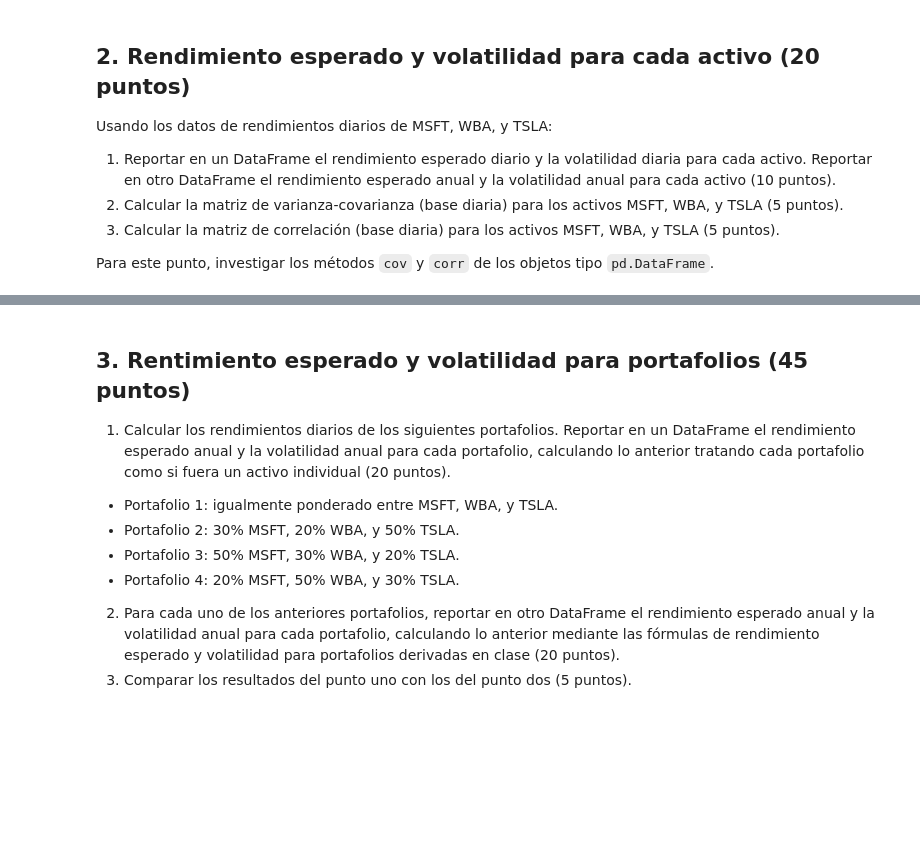
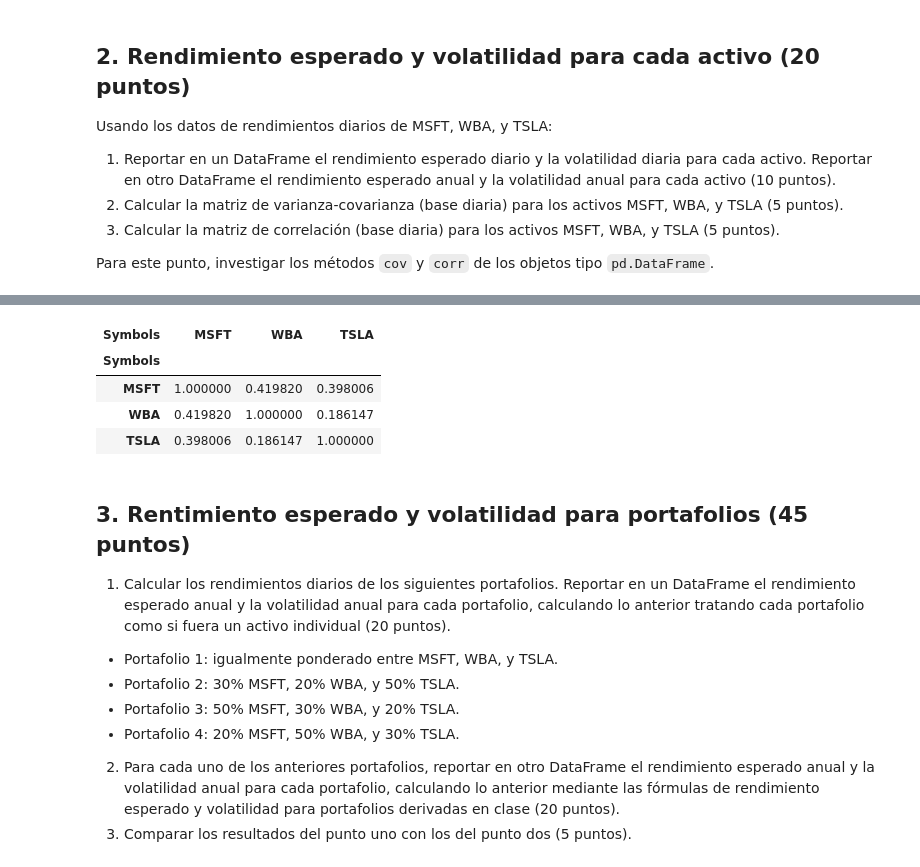
Before and after one commit to Carolina1002/porinvo2020, a Jupyter notebook: Modulo2/Tarea4_BarbaCarolina.ipynb, the cells around one changed output, grey strips where cells are left out. Saved outputs shown, nothing was run; the diff lists cells and outputs as text; code cells hidden in the pictures; blank space fills up the shorter version.

```diff
--- a/Modulo2/Tarea4_BarbaCarolina.ipynb
+++ b/Modulo2/Tarea4_BarbaCarolina.ipynb
@@ -123,3 +135,12 @@ ret_summary_a
+# %%
+corr = ret2[['MSFT', 'WBA', 'TSLA']].corr()
+corr
+# %% [output]
+| Symbols | MSFT | WBA | TSLA |
+| Symbols |  |  |  |
+| MSFT | 1.000000 | 0.419820 | 0.398006 |
+| WBA | 0.419820 | 1.000000 | 0.186147 |
+| TSLA | 0.398006 | 0.186147 | 1.000000 |
 # %% [markdown]
 ## 3. Rentimiento esperado y volatilidad para portafolios (45 puntos)
 
```
Also changed, not shown: parts of 17 cells of this notebook.
